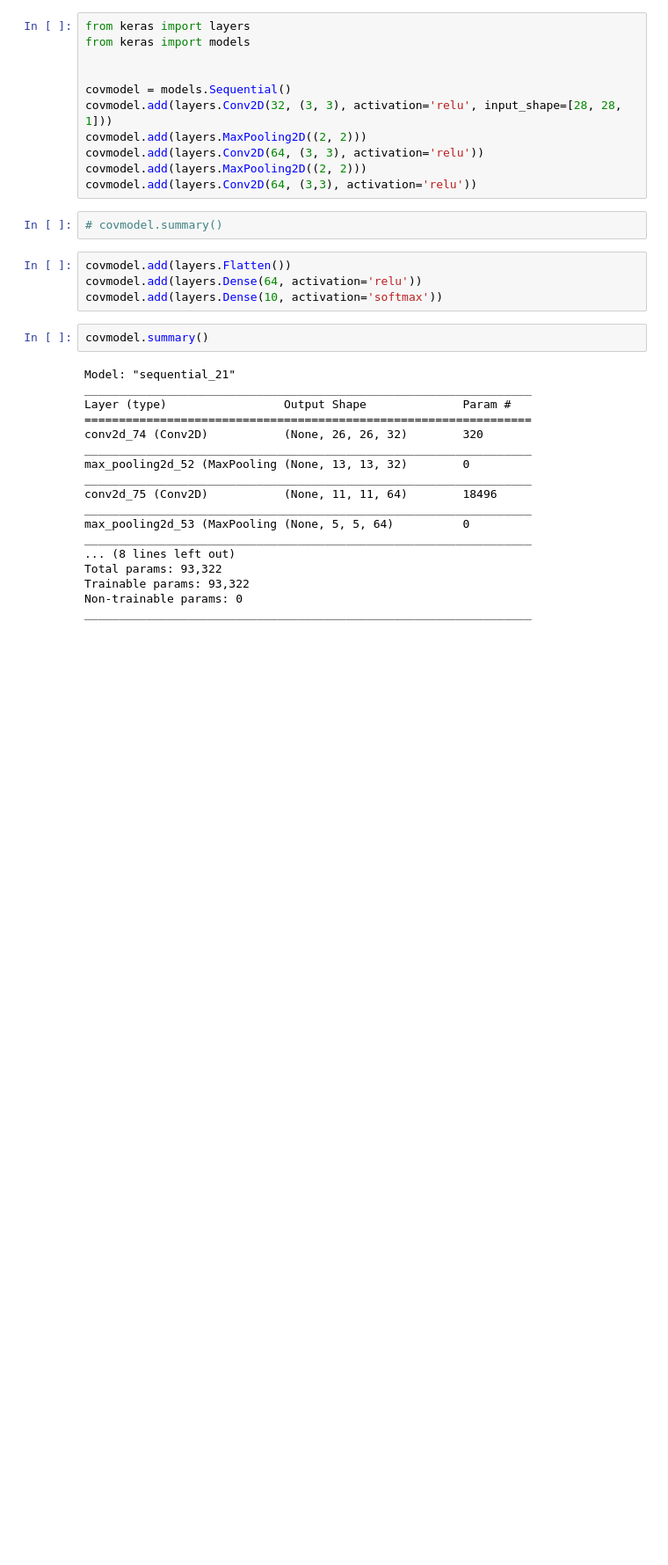
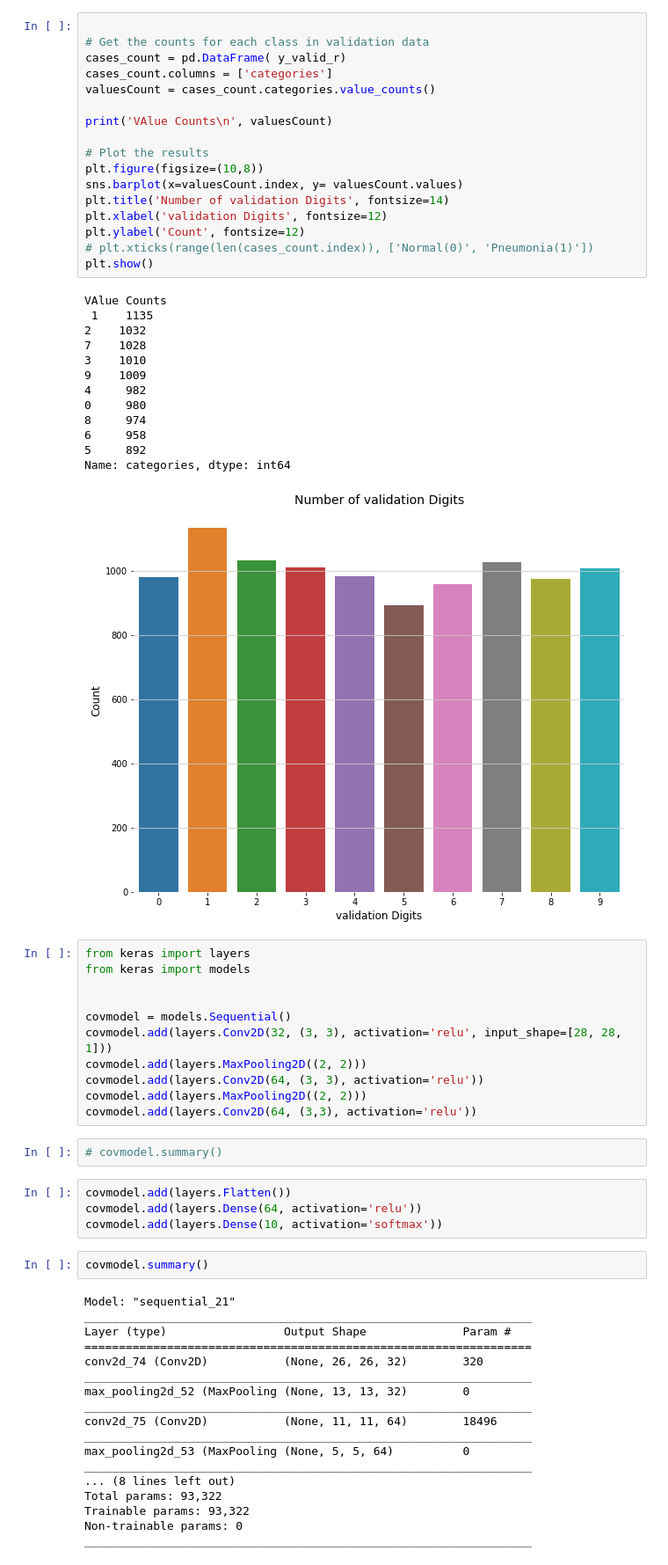
Before and after one commit to myschl/ML-DL, a Jupyter notebook: CNN_MNIST.ipynb, the cells around one changed output. Shown at 88% size. Cells and saved outputs as stored; diff of their text form; blank space fills up the shorter version.

```diff
--- a/CNN_MNIST.ipynb
+++ b/CNN_MNIST.ipynb
@@ -50,3 +80,34 @@ plt.show()
+# %%
+
+# Get the counts for each class in validation data
+cases_count = pd.DataFrame( y_valid_r)
+cases_count.columns = ['categories']
+valuesCount = cases_count.categories.value_counts()
+
+print('VAlue Counts\n', valuesCount)
+
+# Plot the results
+plt.figure(figsize=(10,8))
+sns.barplot(x=valuesCount.index, y= valuesCount.values)
+plt.title('Number of validation Digits', fontsize=14)
+plt.xlabel('validation Digits', fontsize=12)
+plt.ylabel('Count', fontsize=12)
+# plt.xticks(range(len(cases_count.index)), ['Normal(0)', 'Pneumonia(1)'])
+plt.show()
+# %% [output]
+VAlue Counts
+ 1    1135
+2    1032
+7    1028
+3    1010
+9    1009
+4     982
+0     980
+8     974
+6     958
+5     892
+Name: categories, dtype: int64
+[figure, added]
 # %%
 from keras import layers
 from keras import models
```
Also changed, not shown: parts of 6 cells of this notebook.
